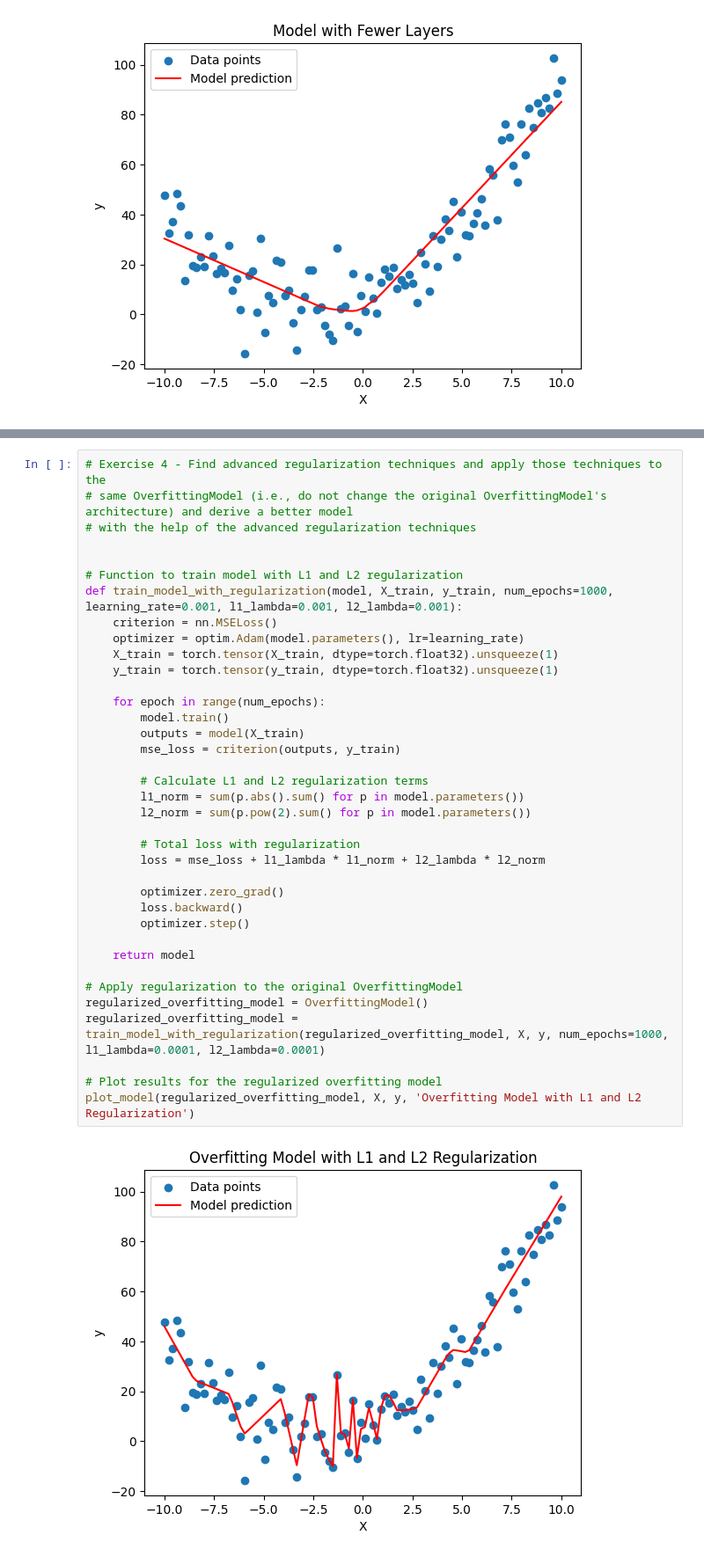
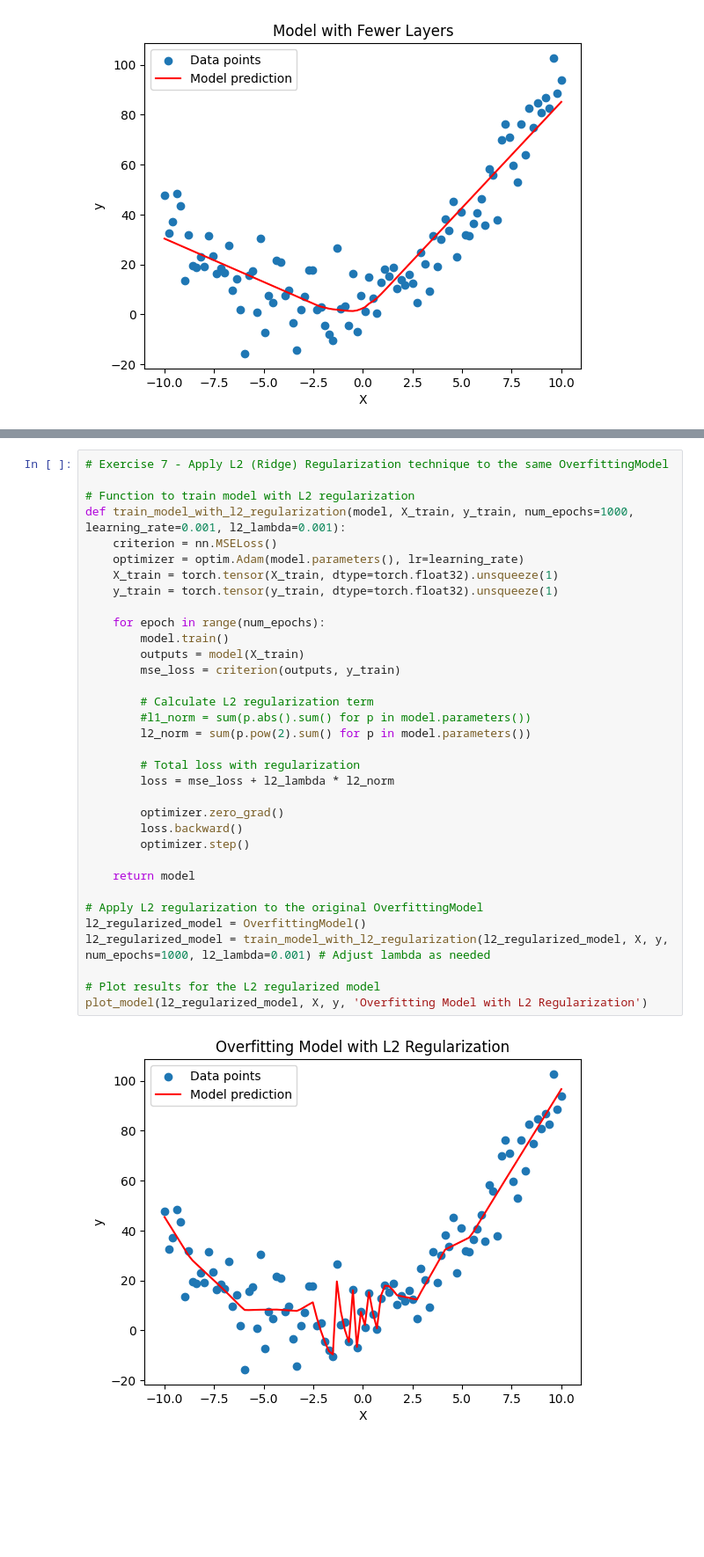
Before and after one commit to j2damax/ml-learning-journey, a Jupyter notebook: pytorch-deep-learning/01_overfitting_underfitting.ipynb, the cells around one changed output, grey strips where cells are left out. Shown: that part at 88% size. Drawn from its saved outputs; the diff is of its cells as text; blank space fills up the shorter version.

```diff
--- a/pytorch-deep-learning/01_overfitting_underfitting.ipynb
+++ b/pytorch-deep-learning/01_overfitting_underfitting.ipynb
@@ -193,39 +316,36 @@ plot_model(fewer_layers_model, X, y, 'Model with Fewer Layers')
 # %%
-# Exercise 4 - Find advanced regularization techniques and apply those techniques to the
-# same OverfittingModel (i.e., do not change the original OverfittingModel's architecture) and derive a better model
-# with the help of the advanced regularization techniques
+# Exercise 7 - Apply L2 (Ridge) Regularization technique to the same OverfittingModel
 
-
-# Function to train model with L1 and L2 regularization
-def train_model_with_regularization(model, X_train, y_train, num_epochs=1000, learning_rate=0.001, l1_lambda=0.001, l2_lambda=0.001):
+# Function to train model with L2 regularization
+def train_model_with_l2_regularization(model, X_train, y_train, num_epochs=1000, learning_rate=0.001, l2_lambda=0.001):
     criterion = nn.MSELoss()
     optimizer = optim.Adam(model.parameters(), lr=learning_rate)
     X_train = torch.tensor(X_train, dtype=torch.float32).unsqueeze(1)
     y_train = torch.tensor(y_train, dtype=torch.float32).unsqueeze(1)
 
     for epoch in range(num_epochs):
         model.train()
         outputs = model(X_train)
         mse_loss = criterion(outputs, y_train)
 
-        # Calculate L1 and L2 regularization terms
-        l1_norm = sum(p.abs().sum() for p in model.parameters())
+        # Calculate L2 regularization term
+        #l1_norm = sum(p.abs().sum() for p in model.parameters())
         l2_norm = sum(p.pow(2).sum() for p in model.parameters())
 
         # Total loss with regularization
-        loss = mse_loss + l1_lambda * l1_norm + l2_lambda * l2_norm
+        loss = mse_loss + l2_lambda * l2_norm
 
         optimizer.zero_grad()
         loss.backward()
         optimizer.step()
 
     return model
 
-# Apply regularization to the original OverfittingModel
-regularized_overfitting_model = OverfittingModel()
-regularized_overfitting_model = train_model_with_regularization(regularized_overfitting_model, X, y, num_epochs=1000, l1_lambda=0.0001, l2_lambda=0.0001)
+# Apply L2 regularization to the original OverfittingModel
+l2_regularized_model = OverfittingModel()
+l2_regularized_model = train_model_with_l2_regularization(l2_regularized_model, X, y, num_epochs=1000, l2_lambda=0.001) # Adjust lambda as needed
 
-# Plot results for the regularized overfitting model
-plot_model(regularized_overfitting_model, X, y, 'Overfitting Model with L1 and L2 Regularization')
+# Plot results for the L2 regularized model
+plot_model(l2_regularized_model, X, y, 'Overfitting Model with L2 Regularization')
 # %% [output]
-[figure, old version]
+[figure, new version]
```
Also changed, not shown: parts of 4 cells of this notebook.
